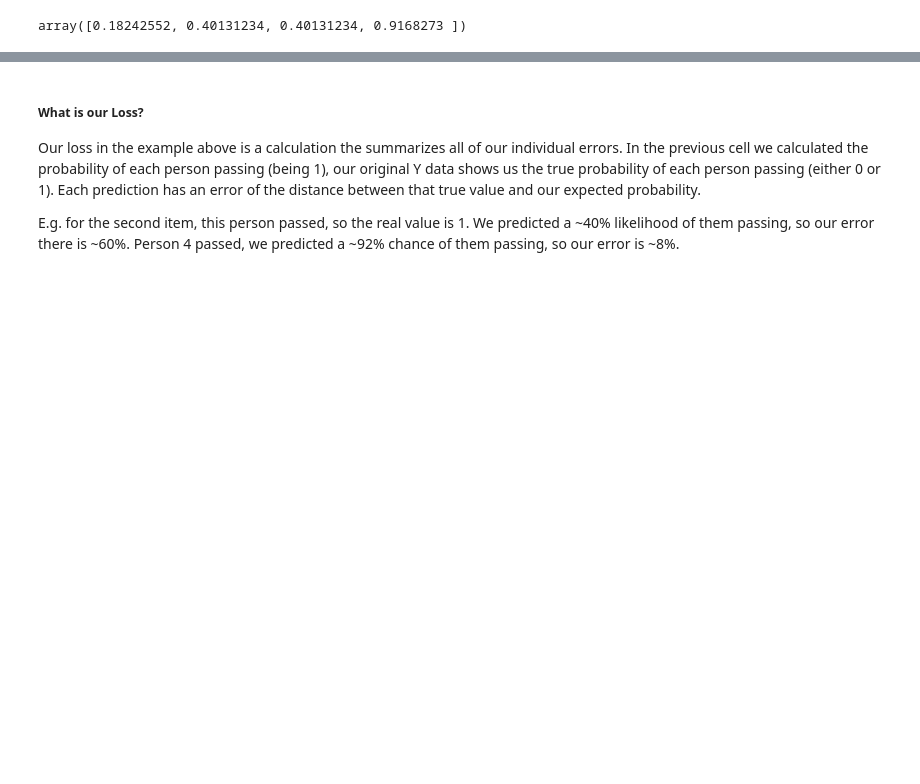
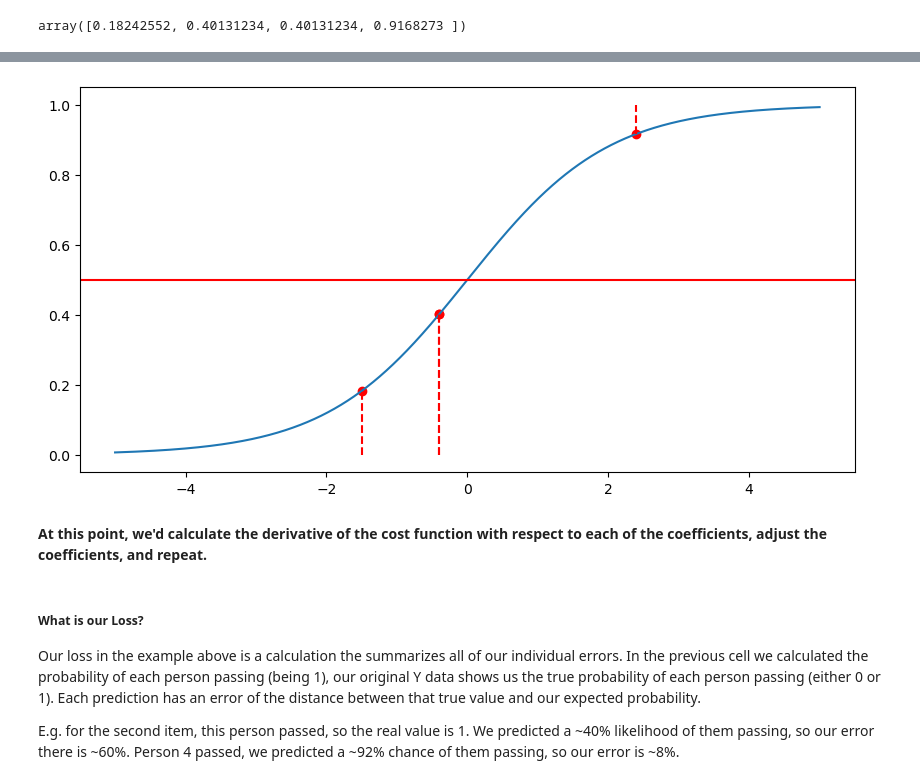
Before and after one commit to AkeemSemperDataScience/Basic_Stats_in_Python_Student_Repository, a Jupyter notebook: 025_Logistic_Reg_sol.ipynb, the cells around one changed output, grey strips where cells are left out. Cells and saved outputs as stored; diff of their text form; code cells hidden in the pictures; blank space fills up the shorter version.

```diff
--- a/025_Logistic_Reg_sol.ipynb
+++ b/025_Logistic_Reg_sol.ipynb
@@ -176,3 +267,26 @@ We will explore the details of gradient descent much more as we get into the mac
+# %%
+x_loss = np.linspace(-5, 5, 10000)
+y_loss = sigmoid(x_loss)
+points_y = sigmoid(log_o)
+fig = plt.figure(figsize=(10, 5))
+# Create the plot
+plt.plot(x_loss, y_loss)
+# Show the plot
+plt.axhline(.5, color="red")
+plt.scatter(log_o, points_y, color="red")
+
+# Add vertical lines
+for i in range(len(log_o)):
+    if points_y[i] < 0.5:
+        plt.vlines(log_o[i], 0, points_y[i], colors="red", linestyles="dashed")
+    else:
+        plt.vlines(log_o[i], points_y[i], 1, colors="red", linestyles="dashed")
+
+plt.show()
+# %% [output]
+[figure, added]
+# %% [markdown]
+<b>At this point, we'd calculate the derivative of the cost function with respect to each of the coefficients, adjust the coefficients, and repeat. </b>
 # %% [markdown]
 ##### What is our Loss?
 
```
Also changed, not shown: parts of 36 cells of this notebook, 22 other files.
